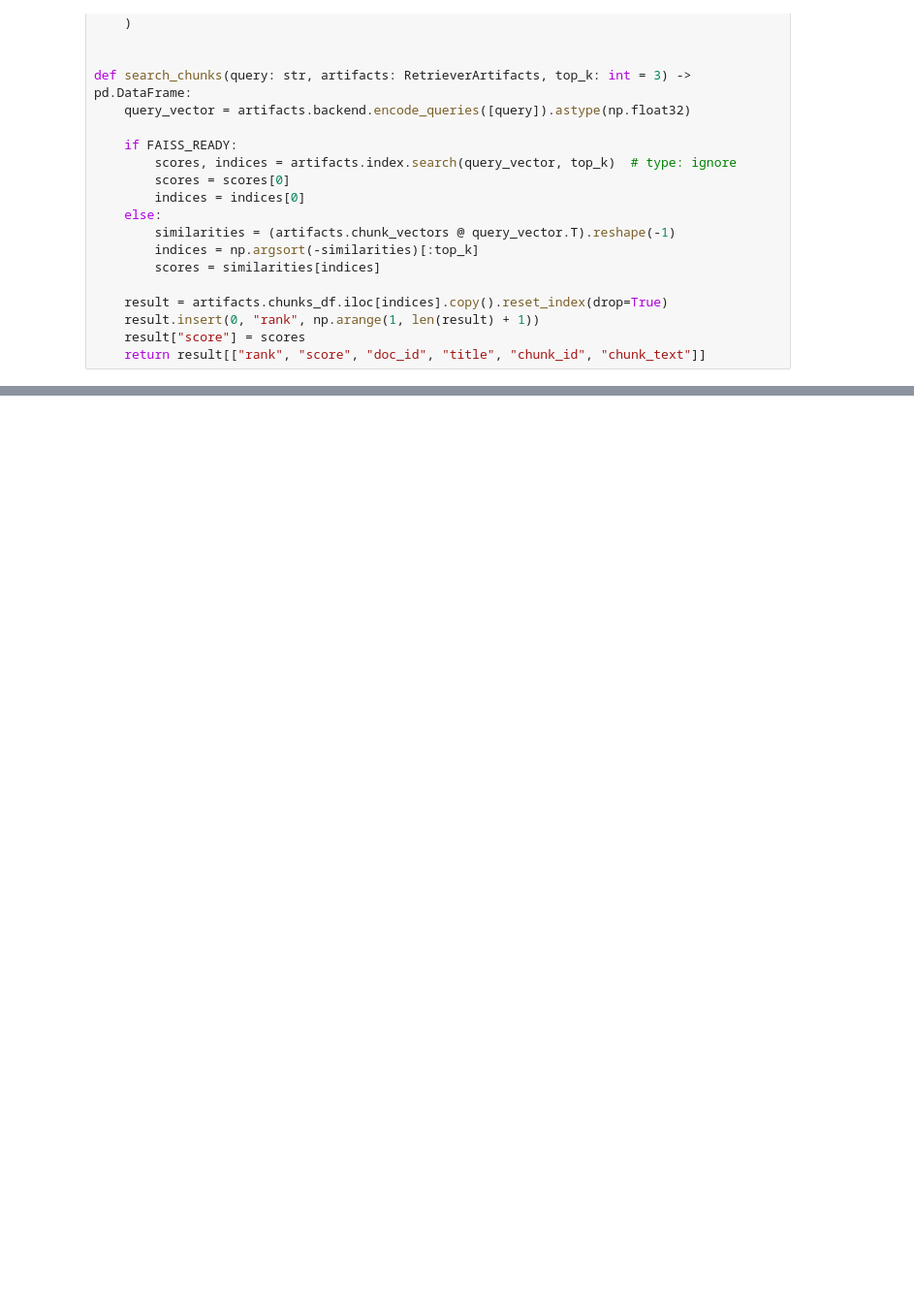
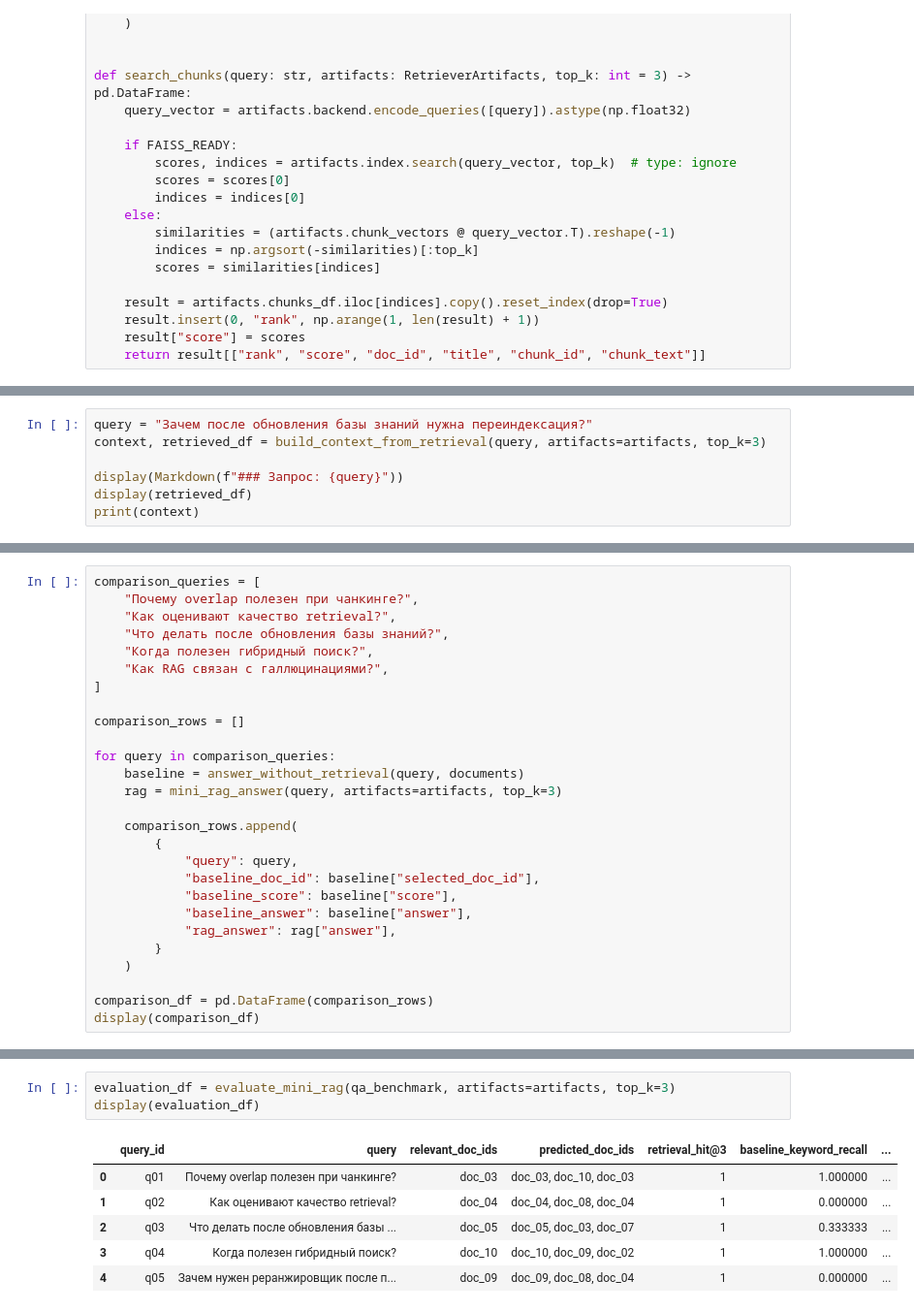
Before and after one commit to petr5092/IAI, a Jupyter notebook: homeworks/HW14/HW14.ipynb, the cells around one changed output, grey strips where cells are left out. Shown at 97% size. Cells and saved outputs as stored; diff of their text form; blank space fills up the shorter version.

```diff
--- a/homeworks/HW14/HW14.ipynb
+++ b/homeworks/HW14/HW14.ipynb
@@ -315,0 +407,7 @@ def search_chunks(query: str, artifacts: RetrieverArtifacts, top_k: int = 3) ->
+# %%
+query = "Зачем после обновления базы знаний нужна переиндексация?"
+context, retrieved_df = build_context_from_retrieval(query, artifacts=artifacts, top_k=3)
+
+display(Markdown(f"### Запрос: {query}"))
+display(retrieved_df)
+print(context)
@@ -315,0 +549,27 @@ def search_chunks(query: str, artifacts: RetrieverArtifacts, top_k: int = 3) ->
+# %%
+comparison_queries = [
+    "Почему overlap полезен при чанкинге?",
+    "Как оценивают качество retrieval?",
+    "Что делать после обновления базы знаний?",
+    "Когда полезен гибридный поиск?",
+    "Как RAG связан с галлюцинациями?",
+]
+
+comparison_rows = []
+
+for query in comparison_queries:
+    baseline = answer_without_retrieval(query, documents)
+    rag = mini_rag_answer(query, artifacts=artifacts, top_k=3)
+
+    comparison_rows.append(
+        {
+            "query": query,
+            "baseline_doc_id": baseline["selected_doc_id"],
+            "baseline_score": baseline["score"],
+            "baseline_answer": baseline["answer"],
+            "rag_answer": rag["answer"],
+        }
+    )
+
+comparison_df = pd.DataFrame(comparison_rows)
+display(comparison_df)
@@ -315,0 +677,10 @@ def search_chunks(query: str, artifacts: RetrieverArtifacts, top_k: int = 3) ->
+# %%
+evaluation_df = evaluate_mini_rag(qa_benchmark, artifacts=artifacts, top_k=3)
+display(evaluation_df)
+# %% [output]
+|  | query_id | query | relevant_doc_ids | predicted_doc_ids | retrieval_hit@3 | baseline_keyword_recall | ... |
+| 0 | q01 | Почему overlap полезен при чанкинге? | doc_03 | doc_03, doc_10, doc_03 | 1 | 1.000000 | ... |
+| 1 | q02 | Как оценивают качество retrieval? | doc_04 | doc_04, doc_08, doc_04 | 1 | 0.000000 | ... |
+| 2 | q03 | Что делать после обновления базы ... | doc_05 | doc_05, doc_03, doc_07 | 1 | 0.333333 | ... |
+| 3 | q04 | Когда полезен гибридный поиск? | doc_10 | doc_10, doc_09, doc_02 | 1 | 1.000000 | ... |
+| 4 | q05 | Зачем нужен реранжировщик после п... | doc_09 | doc_09, doc_08, doc_04 | 1 | 0.000000 | ... |
```
Also changed, not shown: parts of 14 cells of this notebook, 5 other files.
